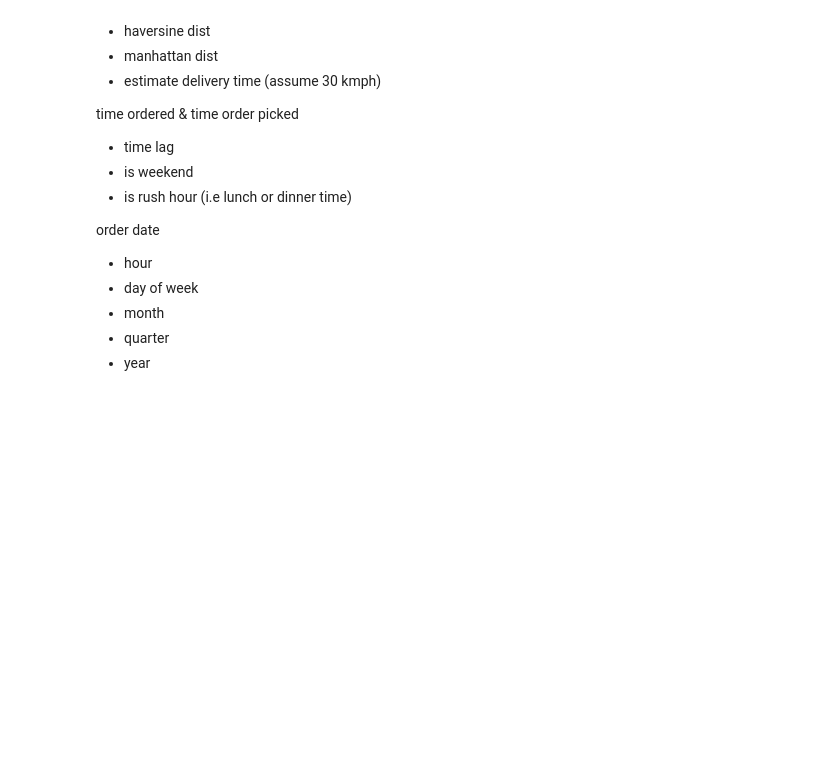
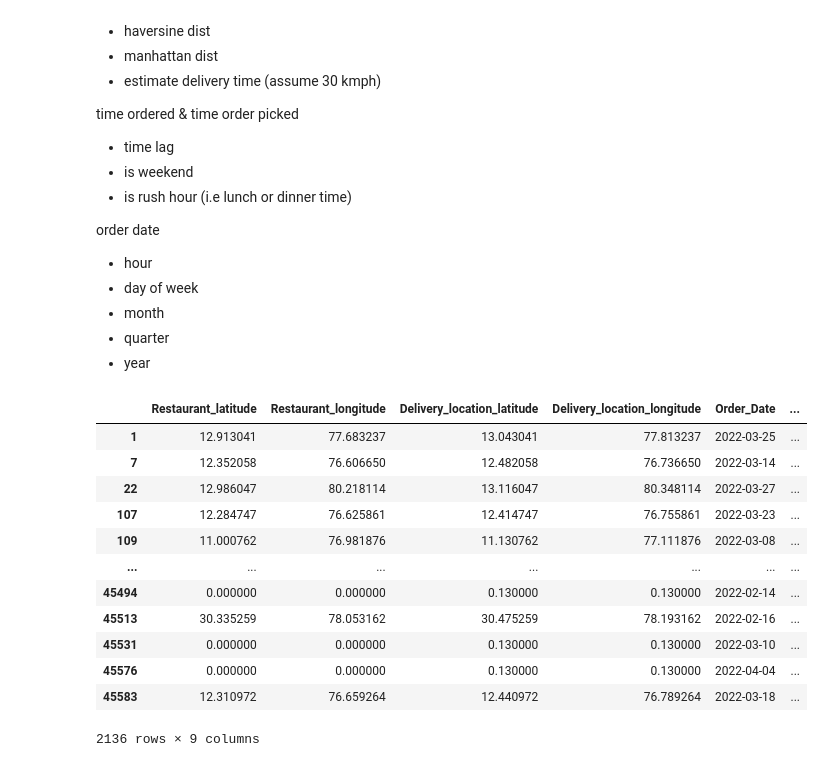
Before and after one commit to ronylpatil/delivery-time-estm, a Jupyter notebook: notebooks/preprocessing.ipynb, the cells around one changed output. Drawn from its saved outputs; the diff is of its cells as text; code cells hidden in the pictures; blank space fills up the shorter version.

```diff
--- a/notebooks/preprocessing.ipynb
+++ b/notebooks/preprocessing.ipynb
@@ -657,3 +651,34 @@ df['haversine_dist'] = df.apply(haversine, axis=1)
+# %%
+lat_lon = df[df["haversine_dist"] > 20].loc[
+    :,
+    [
+        "Restaurant_latitude",
+        "Restaurant_longitude",
+        "Delivery_location_latitude",
+        "Delivery_location_longitude",
+        "Order_Date",
+        "Time_Orderd",
+        "Time_Order_picked",
+        "Time_taken(min)",
+        "haversine_dist",
+    ],
+]
+# %%
+lat_lon
+# %% [output]
+|  | Restaurant_latitude | Restaurant_longitude | Delivery_location_latitude | Delivery_location_longitude | Order_Date | ... |
+| 1 | 12.913041 | 77.683237 | 13.043041 | 77.813237 | 2022-03-25 | ... |
+| 7 | 12.352058 | 76.606650 | 12.482058 | 76.736650 | 2022-03-14 | ... |
+| 22 | 12.986047 | 80.218114 | 13.116047 | 80.348114 | 2022-03-27 | ... |
+| 107 | 12.284747 | 76.625861 | 12.414747 | 76.755861 | 2022-03-23 | ... |
+| 109 | 11.000762 | 76.981876 | 11.130762 | 77.111876 | 2022-03-08 | ... |
+| ... | ... | ... | ... | ... | ... | ... |
+| 45494 | 0.000000 | 0.000000 | 0.130000 | 0.130000 | 2022-02-14 | ... |
+| 45513 | 30.335259 | 78.053162 | 30.475259 | 78.193162 | 2022-02-16 | ... |
+| 45531 | 0.000000 | 0.000000 | 0.130000 | 0.130000 | 2022-03-10 | ... |
+| 45576 | 0.000000 | 0.000000 | 0.130000 | 0.130000 | 2022-04-04 | ... |
+| 45583 | 12.310972 | 76.659264 | 12.440972 | 76.789264 | 2022-03-18 | ... |
+2136 rows × 9 columns
 # %%
 # Euclidean Distance (assuming flat plane, less accurate for real-world distances)
 # def euclidean(lat1, lon1, lat2, lon2):
```
Also changed, not shown: parts of 41 cells of this notebook.
